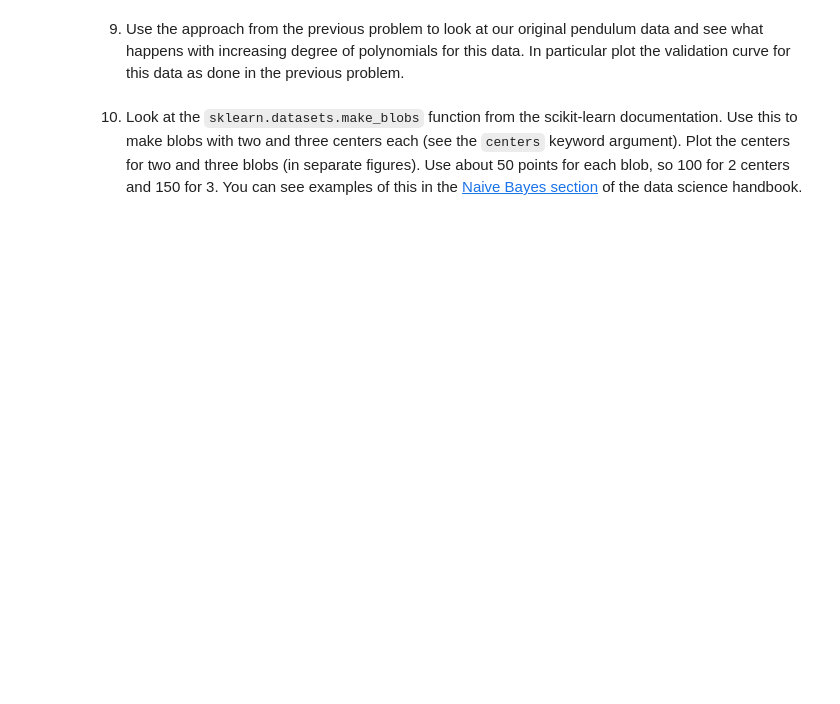
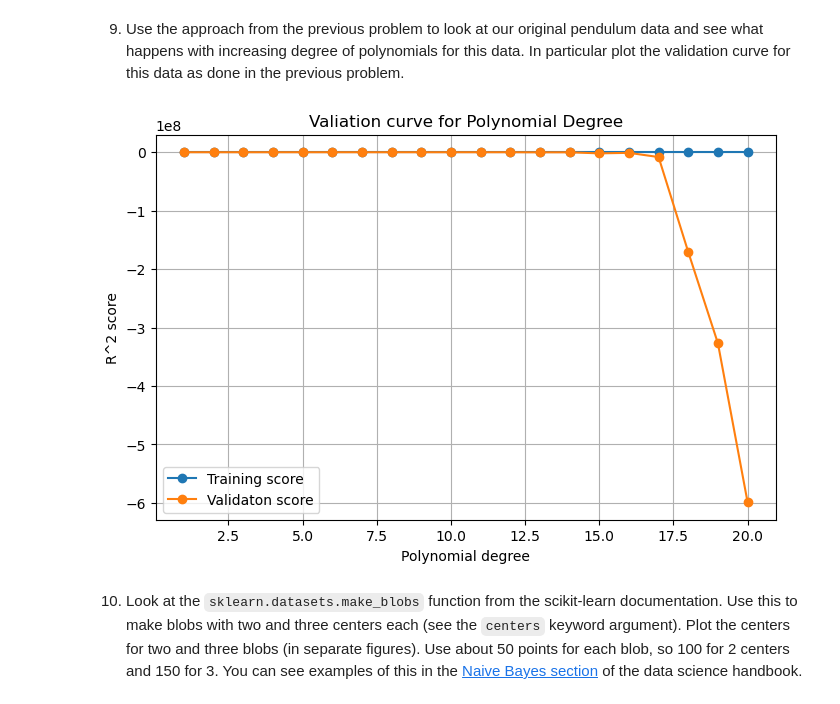
Before and after one commit to Amolsingh/IITB-DSAI, a Jupyter notebook: Programming for machine learning/Assignments/Assignment_7_Amol_Singh.ipynb, the cells around one changed output. Saved outputs shown, nothing was run; the diff lists cells and outputs as text; code cells hidden in the pictures; blank space fills up the shorter version.

```diff
--- a/Programming for machine learning/Assignments/Assignment_7_Amol_Singh.ipynb
+++ b/Programming for machine learning/Assignments/Assignment_7_Amol_Singh.ipynb
@@ -36,4 +296,40 @@ Use this function to make data for 40 points as done in the book. Then repeat th
 # %% [markdown]
 9. Use the approach from the previous problem to look at our original pendulum data and see what happens with increasing degree of polynomials for this data. In particular plot the validation curve for this data as done in the previous problem.
+# %%
+import numpy as np
+import sklearn as sk
+import matplotlib.pyplot as plt
+
+pendulum_data = np.loadtxt("data/pendulum.txt", unpack=True)
+X = pendulum_data[0].reshape(-1, 1)
+y = pendulum_data[1]
+
+#Validation curve for polynomial degree
+degree = np.arange(1, 21)
+
+train_score, val_score = sk.model_selection.validation_curve(
+    sk.pipeline.make_pipeline(sk.preprocessing.PolynomialFeatures(), sk.linear_model.LinearRegression()),
+    X, y,
+    param_name = 'polynomialfeatures__degree',
+    param_range=degree,
+    cv=7,
+    scoring='r2'
+)
+
+#Mean scored
+mean_train_score = np.mean(train_score, axis=1)
+mean_val_score = np.mean(val_score, axis=1)
+
+plt.figure(figsize=(8,5))
+plt.plot(degree, mean_train_score, 'o-', label='Training score')
+plt.plot(degree, mean_val_score, 'o-', label='Validaton score')
+plt.xlabel('Polynomial degree')
+plt.ylabel('R^2 score')
+plt.title('Valiation curve for Polynomial Degree')
+plt.legend()
+plt.grid(True)
+plt.show()
+# %% [output]
+[figure, added]
 # %% [markdown]
 10. Look at the `sklearn.datasets.make_blobs` function from the scikit-learn documentation. Use this to make blobs with two and three centers each (see the `centers` keyword argument). Plot the centers for two and three blobs (in separate figures). Use about 50 points for each blob, so 100 for 2 centers and 150 for 3.  You can see examples of this in the [Naive Bayes section](https://jakevdp.github.io/PythonDataScienceHandbook/05.05-naive-bayes.html) of the data science handbook.
```
Also changed, not shown: parts of 12 cells of this notebook, 24 other files.
